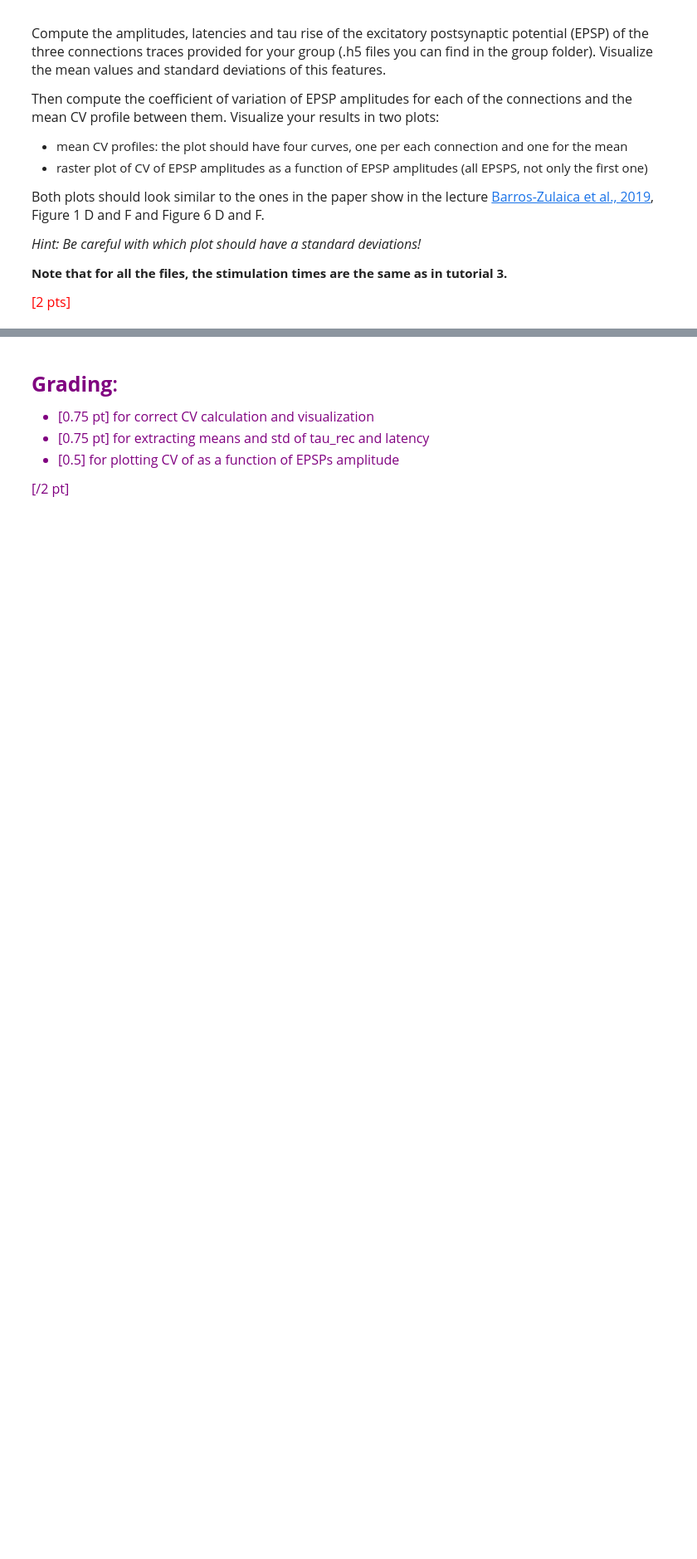
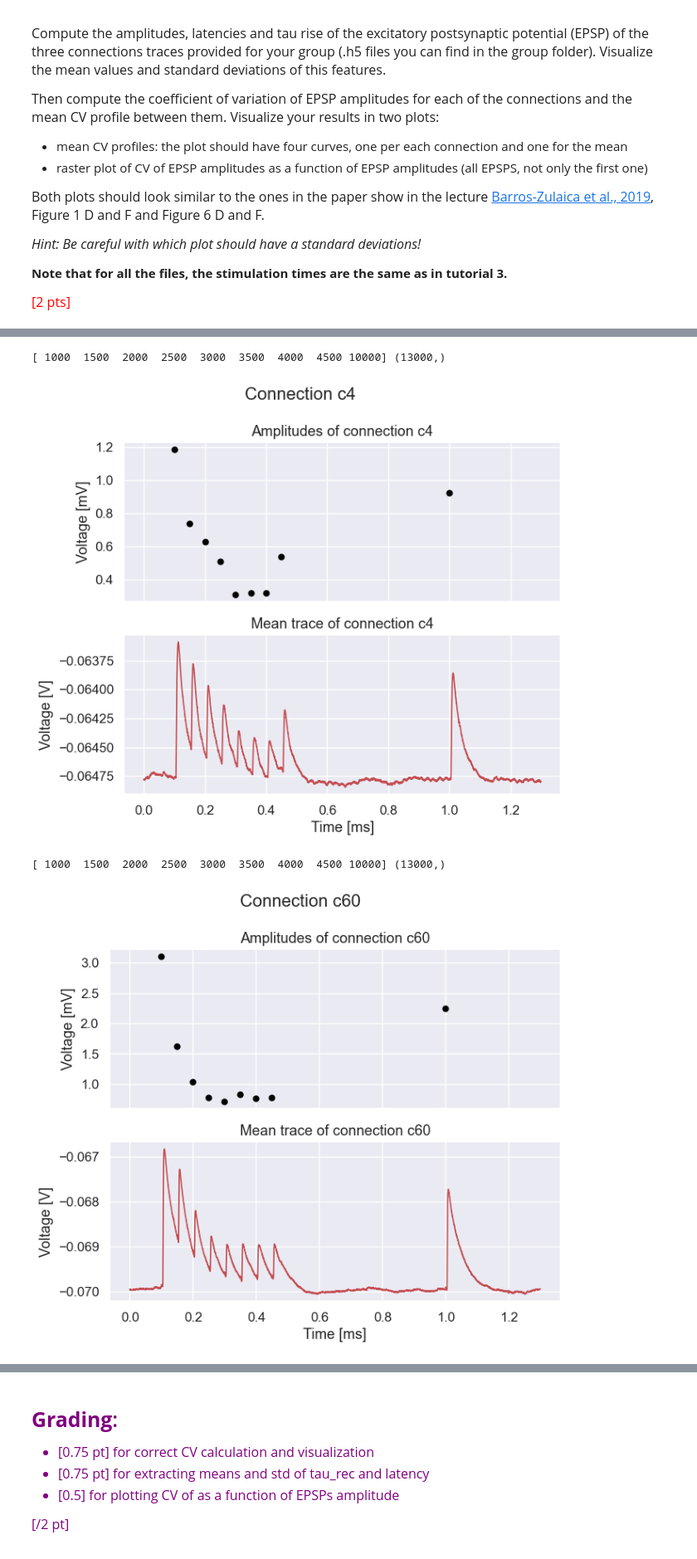
Before and after one commit to ejayromero/biophysics-NX-450, a Jupyter notebook: Week_8/Week8_HomeWork.ipynb, the cells around one changed output, grey strips where cells are left out. Shown at 83% size. Drawn from its saved outputs; the diff is of its cells as text; code cells hidden in the pictures; blank space fills up the shorter version.

```diff
--- a/Week_8/Week8_HomeWork.ipynb
+++ b/Week_8/Week8_HomeWork.ipynb
@@ -74,0 +293,45 @@ __Note that for all the files, the stimulation times are the same as in tutorial
+# %%
+def amp_extraction(mean_trace, time, stimulation_indices):
+    """Extract amplitudes of all connections"""
+    amplitudes = np.array([])
+    for index in stimulation_indices:
+        psp_trace, psp_time = extract_PSP_window(mean_trace, time, index)
+        amp = extract_amplitude(psp_trace)
+
+        amplitudes = np.append(amplitudes, amp)
+    return psp_trace, psp_time, amplitudes
+
+def plot_amplitudes(c_type, psp_trace, psp_time, amplitudes):
+    plt.rcParams['lines.markersize'] = 5
+    plt.rcParams['lines.linewidth'] = 1.2
+    fig, ax = plt.subplots(2, 1, figsize=(7, 6), sharex=True)
+    fig.suptitle(f"Connection {c_type}")
+    print(stimulation_indices, time.shape)
+    ax[0].scatter(time[stimulation_indices], amplitudes, c="black")
+    ax[1].plot(time, mean_trace, "r")
+    ax[0].set_title(f"Amplitudes of connection {c_type}")
+    ax[1].set_title(f"Mean trace of connection {c_type}")
+    ax[0].set_ylabel("Voltage [mV]")
+    ax[1].set_ylabel("Voltage [V]")
+    ax[1].set_xlabel("Time [ms]")
+    plt.tight_layout()
+    plt.show()
+# %%
+# initiating vectors of features
+amplitudes = []
+psp_traces = []
+psp_time = []
+
+for mean_trace, c_type in zip(mean_traces, c_types):
+    # getting features
+    psp_trace, psp_tim, amplitude = amp_extraction(mean_trace, time, stimulation_indices)
+    # stocking features
+    amplitudes.append(amplitude)
+    psp_traces.append(psp_trace)
+    psp_time.append(psp_tim)
+    plot_amplitudes(c_type, mean_trace, time, amplitude)
+# %% [output]
+[ 1000  1500  2000  2500  3000  3500  4000  4500 10000] (13000,)
+[figure, added]
+[ 1000  1500  2000  2500  3000  3500  4000  4500 10000] (13000,)
+[figure, added]
```
Also changed, not shown: parts of 20 cells of this notebook.
